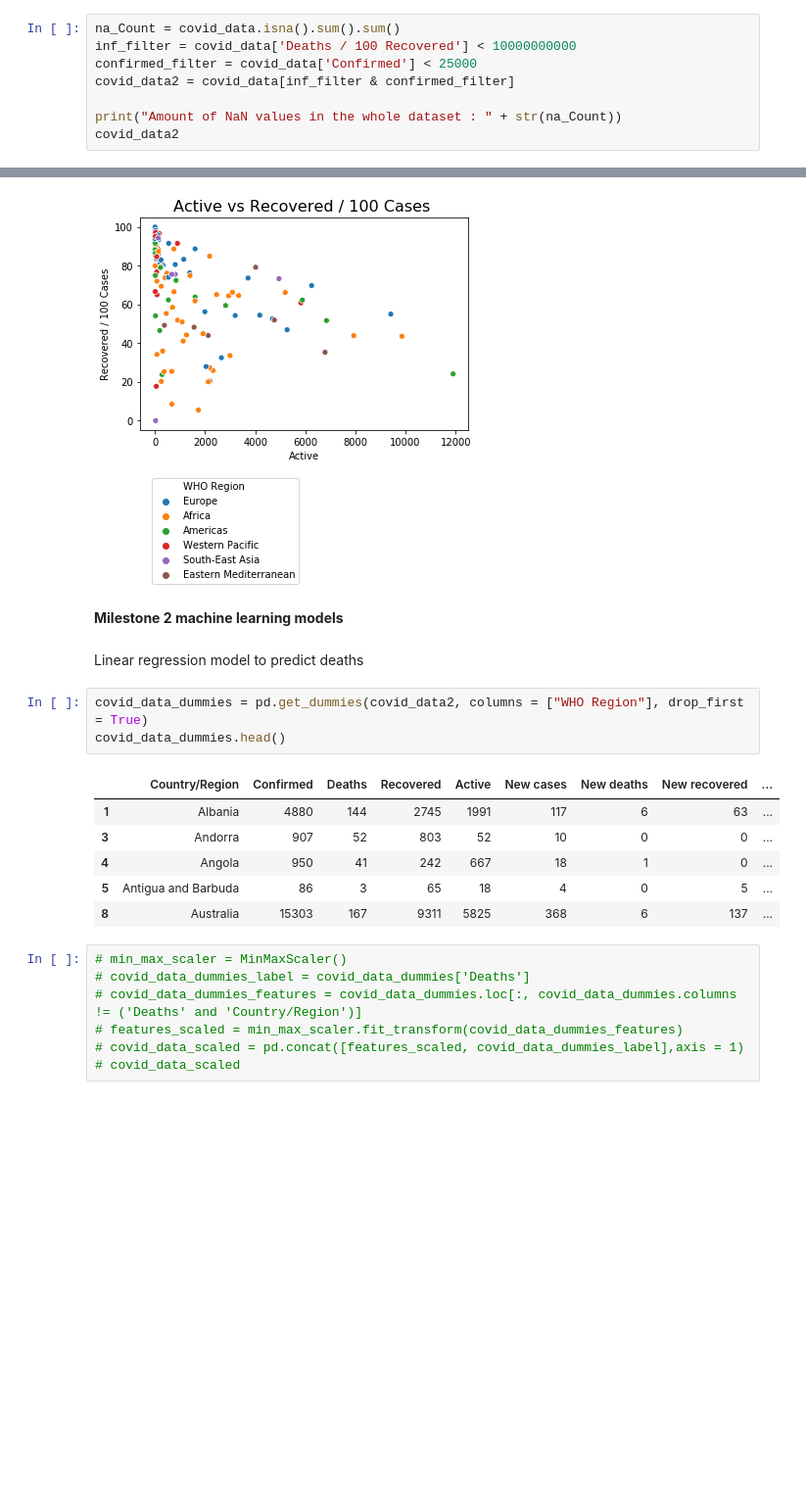
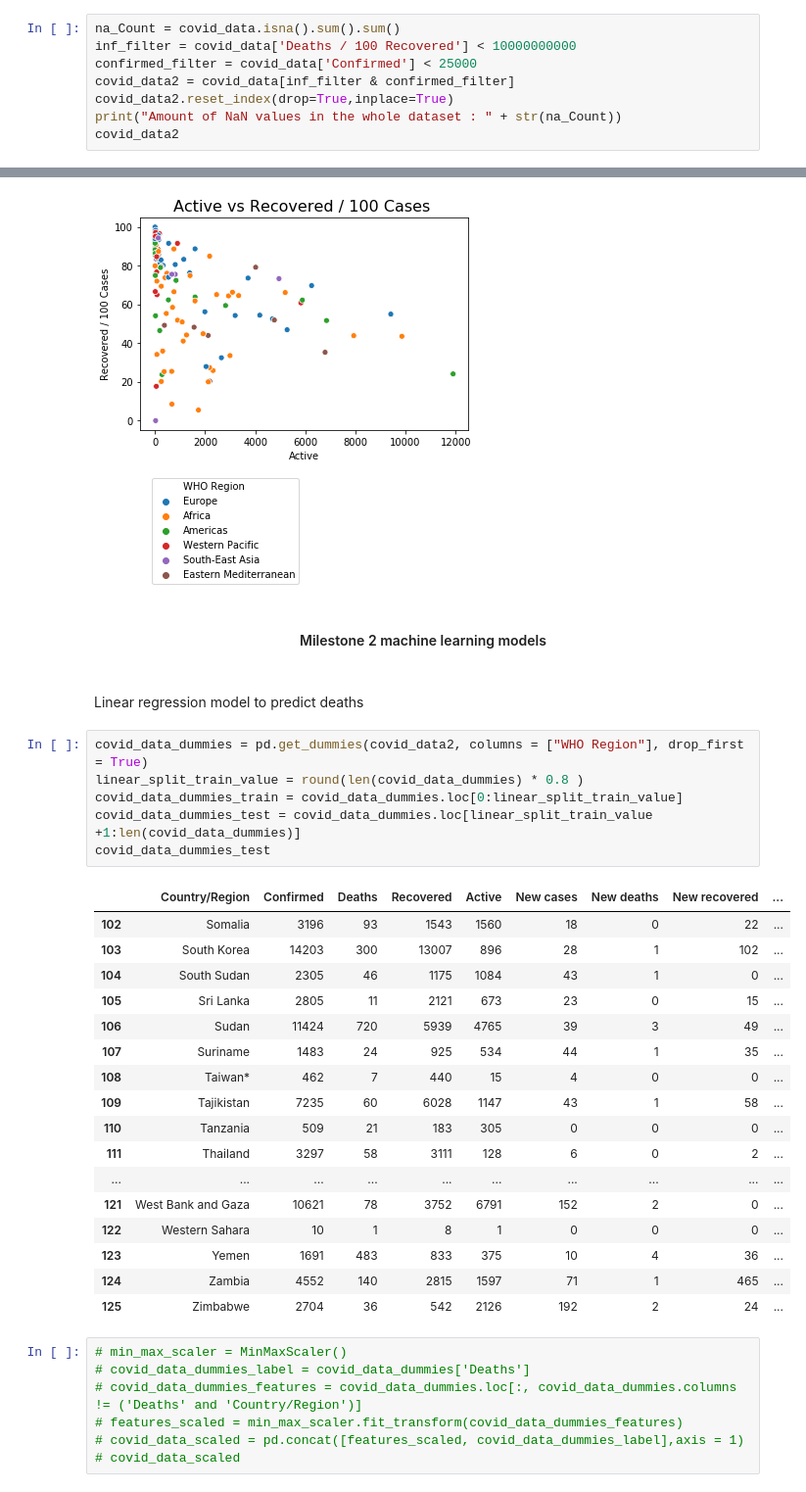
Before and after one commit to liger1apwm/Covid-data-analysis, a Jupyter notebook: covid_data_analysis.ipynb, the cells around one changed output, grey strips where cells are left out. Shown at 98% size. Cells and saved outputs as stored; diff of their text form; blank space fills up the shorter version.

```diff
--- a/covid_data_analysis.ipynb
+++ b/covid_data_analysis.ipynb
@@ -65,7 +65,7 @@ na_Count = covid_data.isna().sum().sum()
 inf_filter = covid_data['Deaths / 100 Recovered'] < 10000000000
 confirmed_filter = covid_data['Confirmed'] < 25000
 covid_data2 = covid_data[inf_filter & confirmed_filter]
-
+covid_data2.reset_index(drop=True,inplace=True)
 print("Amount of NaN values in the whole dataset : " + str(na_Count))
 covid_data2
 # %% [output]
@@ -158,19 +158,33 @@ plt.savefig('Active_Recovered_percentage_plot')
 # %% [output]
 [figure]
 # %% [markdown]
-**Milestone 2 machine learning models**
+<h4 align="center">Milestone 2 machine learning models<h4>
 # %% [markdown]
 Linear regression model to predict deaths
 # %%
 covid_data_dummies = pd.get_dummies(covid_data2, columns = ["WHO Region"], drop_first = True)
-covid_data_dummies.head()
+linear_split_train_value = round(len(covid_data_dummies) * 0.8 )
+covid_data_dummies_train = covid_data_dummies.loc[0:linear_split_train_value]
+covid_data_dummies_test = covid_data_dummies.loc[linear_split_train_value +1:len(covid_data_dummies)]
+covid_data_dummies_test
 # %% [output]
 |  | Country/Region | Confirmed | Deaths | Recovered | Active | New cases | New deaths | New recovered | ... |
-| 1 | Albania | 4880 | 144 | 2745 | 1991 | 117 | 6 | 63 | ... |
-| 3 | Andorra | 907 | 52 | 803 | 52 | 10 | 0 | 0 | ... |
-| 4 | Angola | 950 | 41 | 242 | 667 | 18 | 1 | 0 | ... |
-| 5 | Antigua and Barbuda | 86 | 3 | 65 | 18 | 4 | 0 | 5 | ... |
-| 8 | Australia | 15303 | 167 | 9311 | 5825 | 368 | 6 | 137 | ... |
+| 102 | Somalia | 3196 | 93 | 1543 | 1560 | 18 | 0 | 22 | ... |
+| 103 | South Korea | 14203 | 300 | 13007 | 896 | 28 | 1 | 102 | ... |
+| 104 | South Sudan | 2305 | 46 | 1175 | 1084 | 43 | 1 | 0 | ... |
+| 105 | Sri Lanka | 2805 | 11 | 2121 | 673 | 23 | 0 | 15 | ... |
+| 106 | Sudan | 11424 | 720 | 5939 | 4765 | 39 | 3 | 49 | ... |
+| 107 | Suriname | 1483 | 24 | 925 | 534 | 44 | 1 | 35 | ... |
+| 108 | Taiwan* | 462 | 7 | 440 | 15 | 4 | 0 | 0 | ... |
+| 109 | Tajikistan | 7235 | 60 | 6028 | 1147 | 43 | 1 | 58 | ... |
+| 110 | Tanzania | 509 | 21 | 183 | 305 | 0 | 0 | 0 | ... |
+| 111 | Thailand | 3297 | 58 | 3111 | 128 | 6 | 0 | 2 | ... |
+| ... | ... | ... | ... | ... | ... | ... | ... | ... | ... |
+| 121 | West Bank and Gaza | 10621 | 78 | 3752 | 6791 | 152 | 2 | 0 | ... |
+| 122 | Western Sahara | 10 | 1 | 8 | 1 | 0 | 0 | 0 | ... |
+| 123 | Yemen | 1691 | 483 | 833 | 375 | 10 | 4 | 36 | ... |
+| 124 | Zambia | 4552 | 140 | 2815 | 1597 | 71 | 1 | 465 | ... |
+| 125 | Zimbabwe | 2704 | 36 | 542 | 2126 | 192 | 2 | 24 | ... |
 # %%
 # min_max_scaler = MinMaxScaler()
 # covid_data_dummies_label = covid_data_dummies['Deaths']
```
Also changed, not shown: parts of 12 cells of this notebook, 1 other file.
